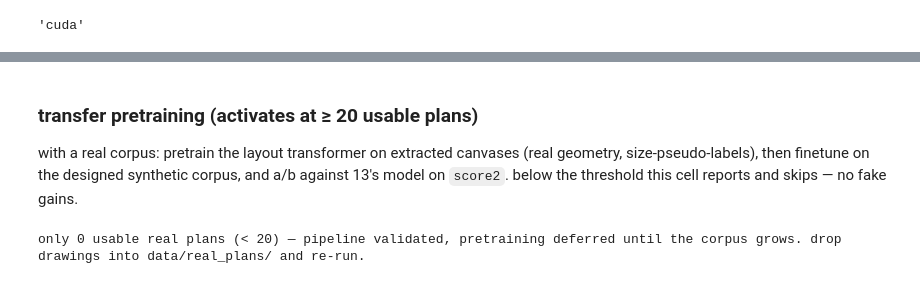
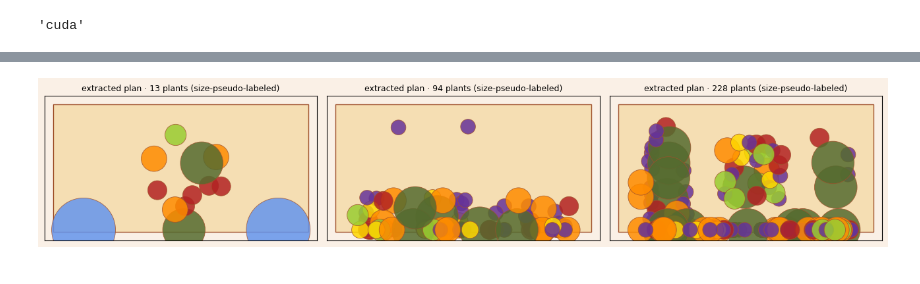
Before and after one commit to babnigg/botanical-vision, a Jupyter notebook: notebooks/14_real_plans.ipynb, the cells around one changed output, grey strips where cells are left out. Saved outputs shown, nothing was run; the diff lists cells and outputs as text; code cells hidden in the pictures.

```diff
--- a/notebooks/14_real_plans.ipynb
+++ b/notebooks/14_real_plans.ipynb
@@ -159,25 +138,0 @@ hatching texture, and the density sanity-check flags it.
-# %%
-paths = sorted(sum([glob.glob(f"../data/real_plans/*.{e}") for e in ("png", "jpg", "jpeg", "tif")], []))
-real_plans = []
-if paths:
-    fig, axes = plt.subplots(1, max(2, len(paths)), figsize=(6 * max(2, len(paths)), 5))
-    for ax, p in zip(np.atleast_1d(axes), paths):
-        try:
-            im = Image.open(p); im.thumbnail((1400, 1400))
-        except Exception as e:
-            ax.axis("off"); ax.set_title(f"{os.path.basename(p)} · unreadable ({type(e).__name__})", fontsize=8)
-            continue
-        det = extract_circles(im, min_r_frac=0.008, max_r_frac=0.08)
-        area = sum(math.pi * r * r for _, _, r in det) / (im.width * im.height)
-        ok = len(det) <= 120 and area <= 0.9        # density sanity gate
-        out = im.convert("RGB"); dr = ImageDraw.Draw(out)
-        for dx, dy, drr in det:
-            dr.ellipse([dx - drr, dy - drr, dx + drr, dy + drr], outline=(220, 30, 30), width=3)
-        ax.imshow(out); ax.axis("off")
-        ax.set_title(f"{os.path.basename(p)} · {len(det)} symbols · {'ok' if ok else 'REJECTED (density)'}", fontsize=8)
-        if ok and len(det) >= 8:
-            real_plans.append(det)
-    for ax in np.atleast_1d(axes)[len(paths):]:
-        ax.axis("off")
-    plt.tight_layout()
-print(f"{len(paths)} images, {len(real_plans)} usable plans")
@@ -193,42 +208,24 @@ massing come from the real plan — exactly the statistics the synthetic rules l
 # %%
 def detections_to_plan(det):
-    # normalize the detected extent onto a bed in our size range
-    xs = [x for x, _, _ in det]; ys = [y for _, y, _ in det]; rs = [r for _, _, r in det]
+    xs = [x for x, _, _, _ in det]
+    ys = [y for _, y, _, _ in det]
+    rs = [r for _, _, r, _ in det]
     x0, x1 = min(xs) - max(rs), max(xs) + max(rs)
     y0, y1 = min(ys) - max(rs), max(ys) + max(rs)
     w = 6.0
     scale = w / (x1 - x0)
     d = max(1.8, min(3.0, (y1 - y0) * scale))
     plan = []
-    for x, y, r in det:
+    for x, y, r, _ in det:
         rm = r * scale
         i = min(range(len(g.PALETTE)), key=lambda k: abs(g.PALETTE[k]["s"] / 200 - rm))
         plan.append((i, (x - x0) * scale, d - min(d - 0.05, (y - y0) * scale), g.PALETTE[i]["s"] / 200))
     return plan, w, d
 
-if real_plans:
-    fig, axes = plt.subplots(1, len(real_plans), figsize=(6 * len(real_plans), 3), squeeze=False)
-    for ax, det in zip(axes[0], real_plans):
-        plan, w, d = detections_to_plan(det)
-        g.show_plan(plan, w, d, ax, f"extracted plan ({len(plan)} plants, size-pseudo-labeled)")
-    plt.tight_layout()
+real_plans = [detections_to_plan(det) for det in real_dets]
+fig, axes = plt.subplots(1, 3, figsize=(13, 3))
+for ax, (plan, w, d) in zip(axes, real_plans):
+    g.show_plan(plan, w, d, ax, f"extracted plan · {len(plan)} plants (size-pseudo-labeled)")
+plt.tight_layout()
+# %% [output]
+[figure, added]
-# %% [markdown]
-### transfer pretraining (activates at ≥ 20 usable plans)
-
-with a real corpus: pretrain the layout transformer on extracted canvases (real
-geometry, size-pseudo-labels), then finetune on the designed synthetic corpus, and
-a/b against 13's model on `score2`. below the threshold this cell reports and skips —
-no fake gains.
-# %%
-MIN_REAL = 20
-if len(real_plans) >= MIN_REAL:
-    # pretrain corpus: extracted canvases, augmented by mirror + jitter
-    from importlib import util as _u                        # reuse nb 13's canvas via its module? no —
-    print("assemble canvases + pretrain here (see nb 13 canvas/model cells)")
-    # (implementation mirrors nb 13: encode(plan, w, d, sun=1) with counts; pretrain
-    #  10 epochs; finetune 40 on the designed corpus; then rerun 13's eval table.)
-else:
-    print(f"only {len(real_plans)} usable real plans (< {MIN_REAL}) — pipeline validated, "
-          f"pretraining deferred until the corpus grows. drop drawings into data/real_plans/ and re-run.")
-# %% [output]
-only 0 usable real plans (< 20) — pipeline validated, pretraining deferred until the corpus grows. drop drawings into data/real_plans/ and re-run.
```
Also changed, not shown: parts of 20 cells of this notebook, 1 other file.
